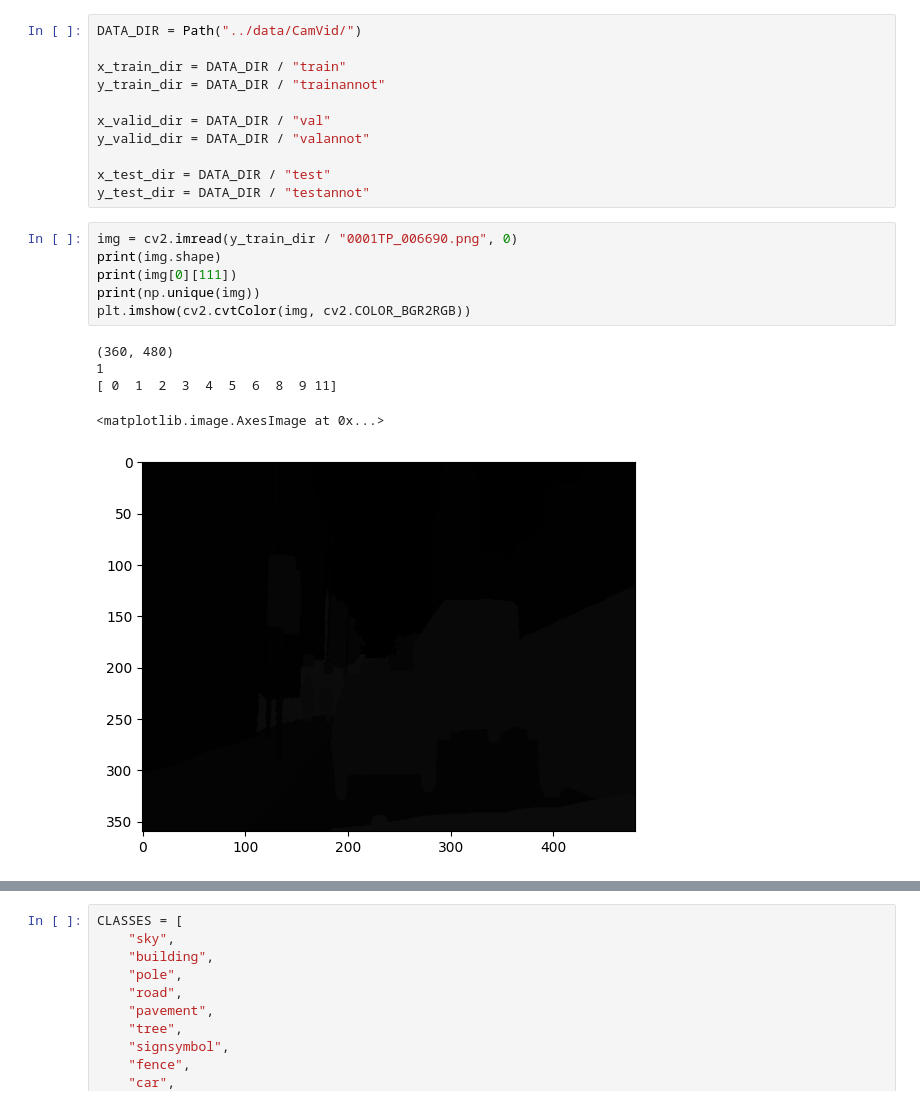
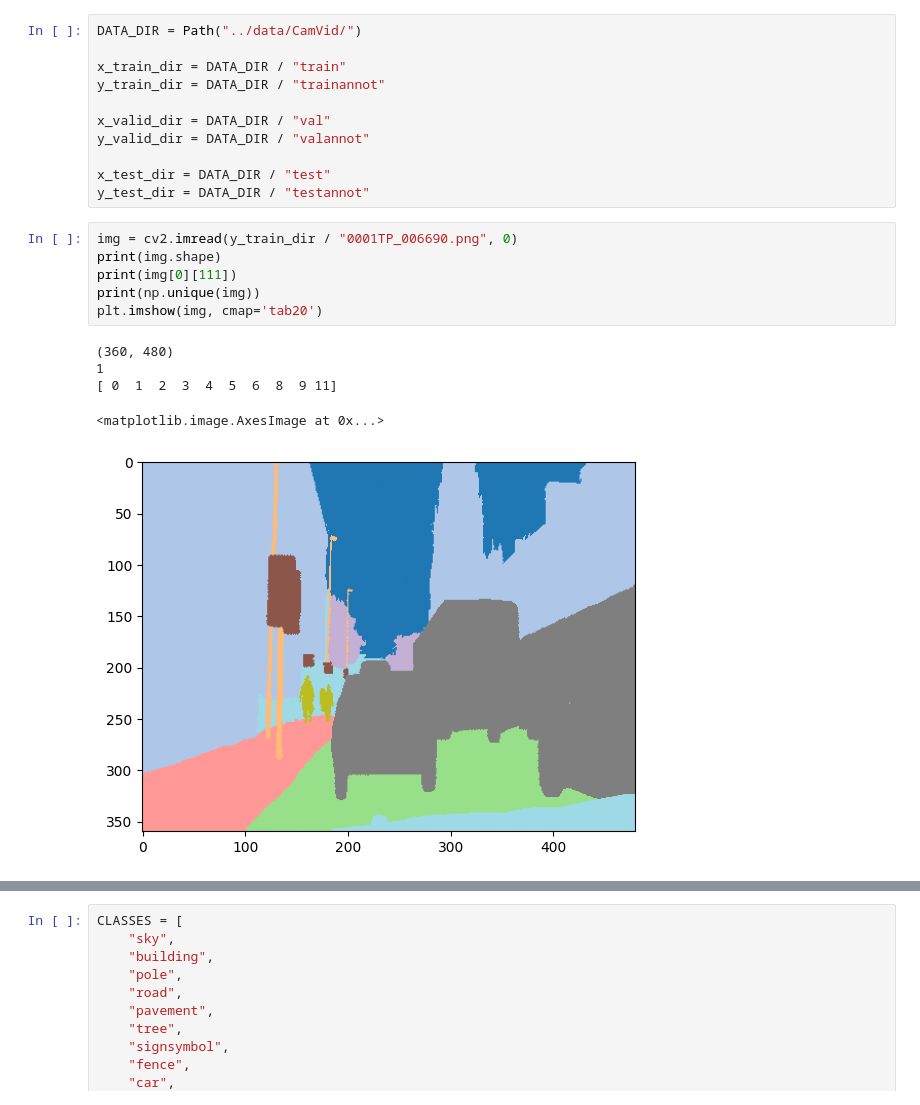
Before and after one commit to hanruiyao163/seg1, a Jupyter notebook: smp/camvid-seg.ipynb, the cells around one changed output, grey strips where cells are left out. Drawn from its saved outputs; the diff is of its cells as text.

```diff
--- a/smp/camvid-seg.ipynb
+++ b/smp/camvid-seg.ipynb
@@ -23,12 +23,12 @@ y_test_dir = DATA_DIR / "testannot"
 # %%
 img = cv2.imread(y_train_dir / "0001TP_006690.png", 0)
 print(img.shape)
 print(img[0][111])
 print(np.unique(img))
-plt.imshow(cv2.cvtColor(img, cv2.COLOR_BGR2RGB))
+plt.imshow(img, cmap='tab20')
 # %% [output]
 (360, 480)
 1
 [ 0  1  2  3  4  5  6  8  9 11]
 <matplotlib.image.AxesImage at 0x...>
-[figure, old version]
+[figure, new version]
```
Also changed, not shown: parts of 8 cells of this notebook.
